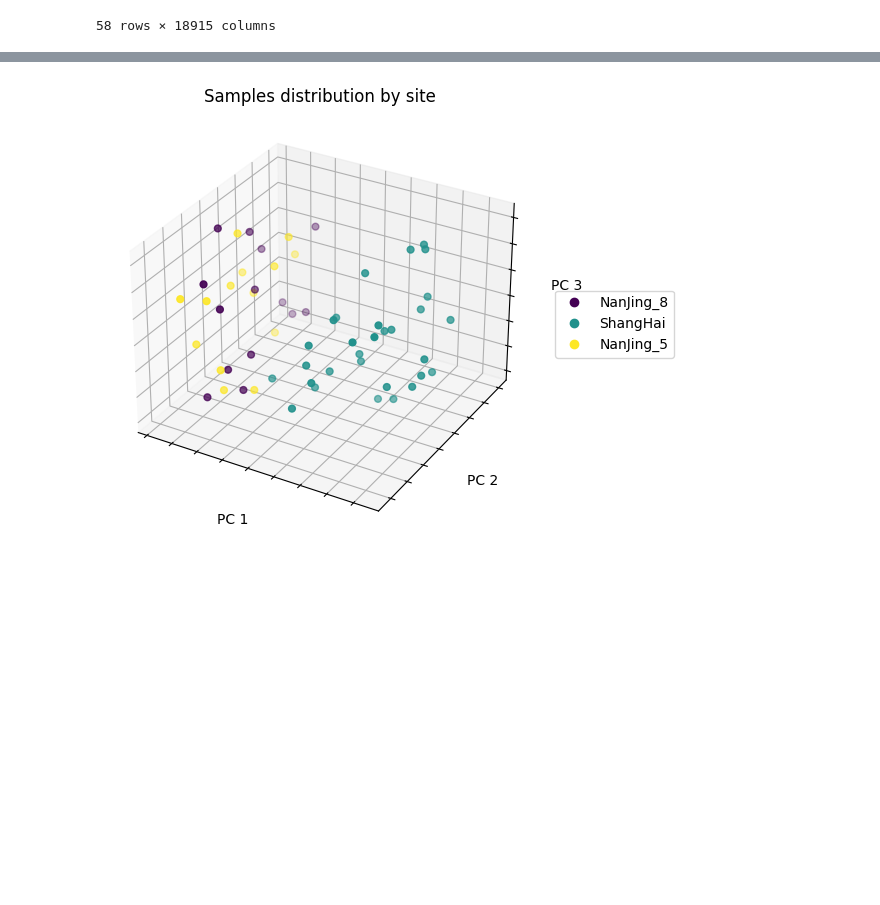
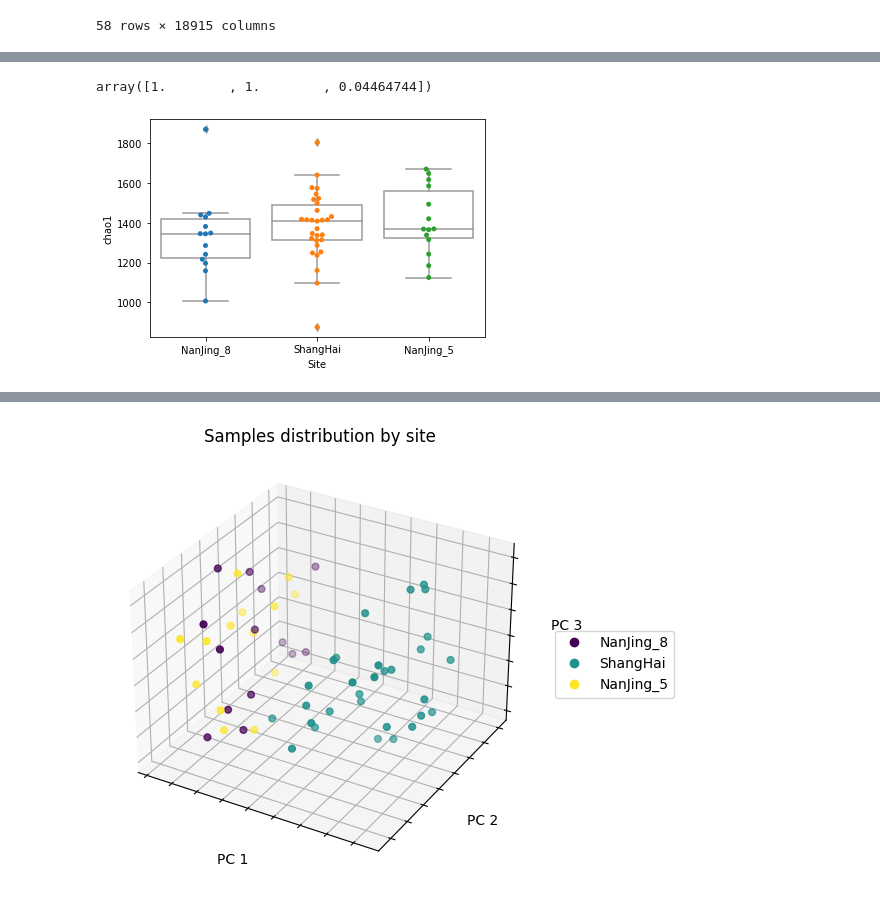
Before and after one commit to BigDataBiology/Duan2026_urban_soil, a Jupyter notebook: analysis/analysis.ipynb, the cells around one changed output, grey strips where cells are left out. Saved outputs shown, nothing was run; the diff lists cells and outputs as text; code cells hidden in the pictures; blank space fills up the shorter version.

Commit message:
ENH update alpha diversity

```diff
--- a/analysis/analysis.ipynb
+++ b/analysis/analysis.ipynb
@@ -797,16 +817,16 @@ otus_RA_filt
 | TGAACAGTTTGTATCGACCACTGCAAAAACCGG... | 0.0 | 0.0 | 0.0 | 0.0 | 0.0 | 0.0 | 0.0 | ... |
 18915 rows × 58 columns
 # %%
-otus_RA_filt = otus_RA_filt * 1000000
+otus_RA_filt_zoom = otus_RA_filt * 1000000
 np.set_printoptions(precision=5)
-otus_np = otus_RA_filt.to_numpy()
+otus_np = otus_RA_filt_zoom.to_numpy()
 
 minval = np.min(otus_np[np.nonzero(otus_np)])
 pseudo = minval/2
-otus_RA_filt.replace([0],pseudo, inplace=True)
+otus_RA_filt_zoom.replace([0],pseudo, inplace=True)
 
-otus_RA_filt = otus_RA_filt.T
-otus_RA_filt
+otus_RA_filt_zoom = otus_RA_filt_zoom.T
+otus_RA_filt_zoom
 # %% [output]
 |  | AAAAAGAACGCCATCAGCGAAGCTCAAAAGCTG... | AAACAAAATGCGGTCAACGAGGCGCGACGTCTT... | AACCACACCCTGCTGCACGAGTGCGGCCTCGCC... | AACCAGATTGCCATCAAGGAGGCCACCAAGTTC... | ... |
 | CPSNJ01_350 | 85.587128 | 85.587128 | 85.587128 | 85.587128 | ... |
@@ -828,9 +848,9 @@ otus_RA_filt
 58 rows × 18915 columns
 # %%
 np.set_printoptions(precision=5)
-otus_rows = otus_RA_filt.index.tolist()
-otus_cols = otus_RA_filt.columns.tolist()
-otus_np = otus_RA_filt.to_numpy()
+otus_rows = otus_RA_filt_zoom.index.tolist()
+otus_cols = otus_RA_filt_zoom.columns.tolist()
+otus_np = otus_RA_filt_zoom.to_numpy()
 
 log_otus_tab = np.log10(otus_np)
 otus_tab_F = pd.DataFrame(log_otus_tab, columns=otus_cols, index=otus_rows)
@@ -856,0 +899,11 @@ otus_tab_F
+# %%
+adiv_obs_otus = alpha_diversity('observed_otus', otus_RA_filt , otus_rows)
+adiv_obs_otus
+chao1 = alpha_diversity('chao1', otus_RA_filt , otus_rows)
+shannon = alpha_diversity('shannon', otus_RA_filt , otus_rows)
+simpson = alpha_diversity('simpson', otus_RA_filt , otus_rows)
+metadata['Observed OTUs'] = adiv_obs_otus
+metadata['chao1'] = chao1
+metadata['shannon'] = shannon
+metadata['simpson'] = simpson
+metadata
@@ -856,0 +929,26 @@ otus_tab_F
+# %%
+metadata.loc[metadata['Site'].str.startswith('NanJing'), 'City'] = 'NanJing'
+metadata.loc[metadata['Site'].str.startswith('ShangHai'), 'City'] = 'ShangHai'
+# %%
+import scipy.stats as stats
+import math
+nj_chao1 = metadata[metadata['Site'].str.startswith('NanJing')]['chao1'].tolist()
+sh_chao1 = metadata[metadata['Site'].str.startswith('ShangHai')]['chao1'].tolist()
+statistic_chao1,pvalue_chao1 = stats.mannwhitneyu(nj_chao1,sh_chao1,alternative = 'two-sided')
+nj_shannon = metadata[metadata['Site'].str.startswith('NanJing')]['shannon'].tolist()
+sh_shannon = metadata[metadata['Site'].str.startswith('ShangHai')]['shannon'].tolist()
+statistic_channon,pvalue_shannon = stats.mannwhitneyu(nj_shannon,sh_shannon,alternative = 'two-sided')
+nj_simpson = metadata[metadata['Site'].str.startswith('NanJing')]['simpson'].tolist()
+sh_simpson = metadata[metadata['Site'].str.startswith('ShangHai')]['simpson'].tolist()
+statistic_simpson,pvalue_simpson = stats.mannwhitneyu(nj_simpson,sh_simpson,alternative = 'two-sided')
+from statsmodels.stats.multitest import multipletests
+rejected, p_adjusted, _, alpha_corrected = multipletests([pvalue_chao1,pvalue_shannon,pvalue_simpson], method='bonferroni')
+p_adjusted
+# %% [output]
+array([1.        , 1.        , 0.04464744])
+# %%
+fig, ax = plt.subplots()
+ax=sns.boxplot(data=metadata, x="Site", y="chao1",color='white')
+sns.swarmplot(data=metadata, x="Site", y="chao1")
+# %% [output]
+[figure, added]
```
Also changed, not shown: parts of 30 cells of this notebook.
